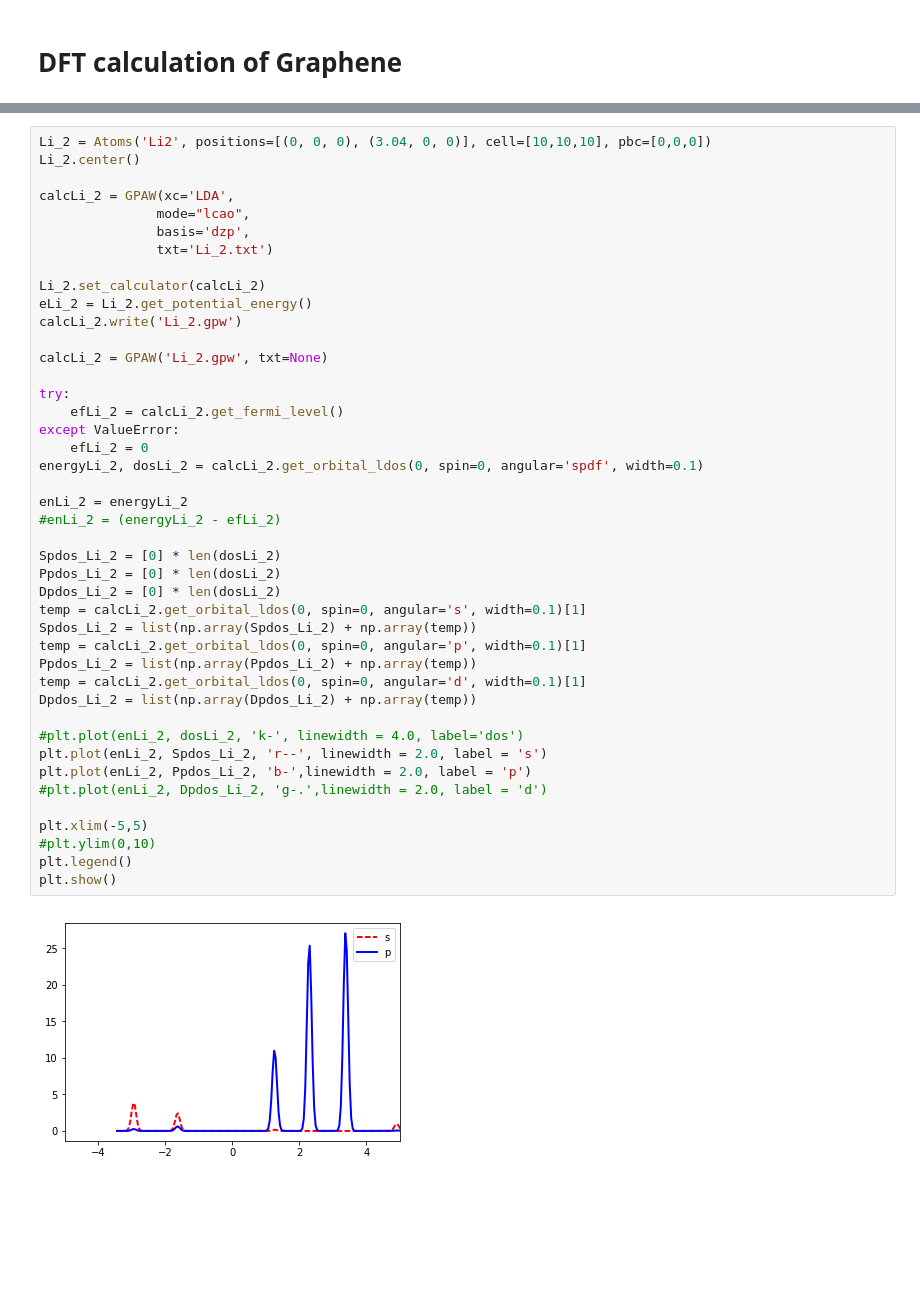
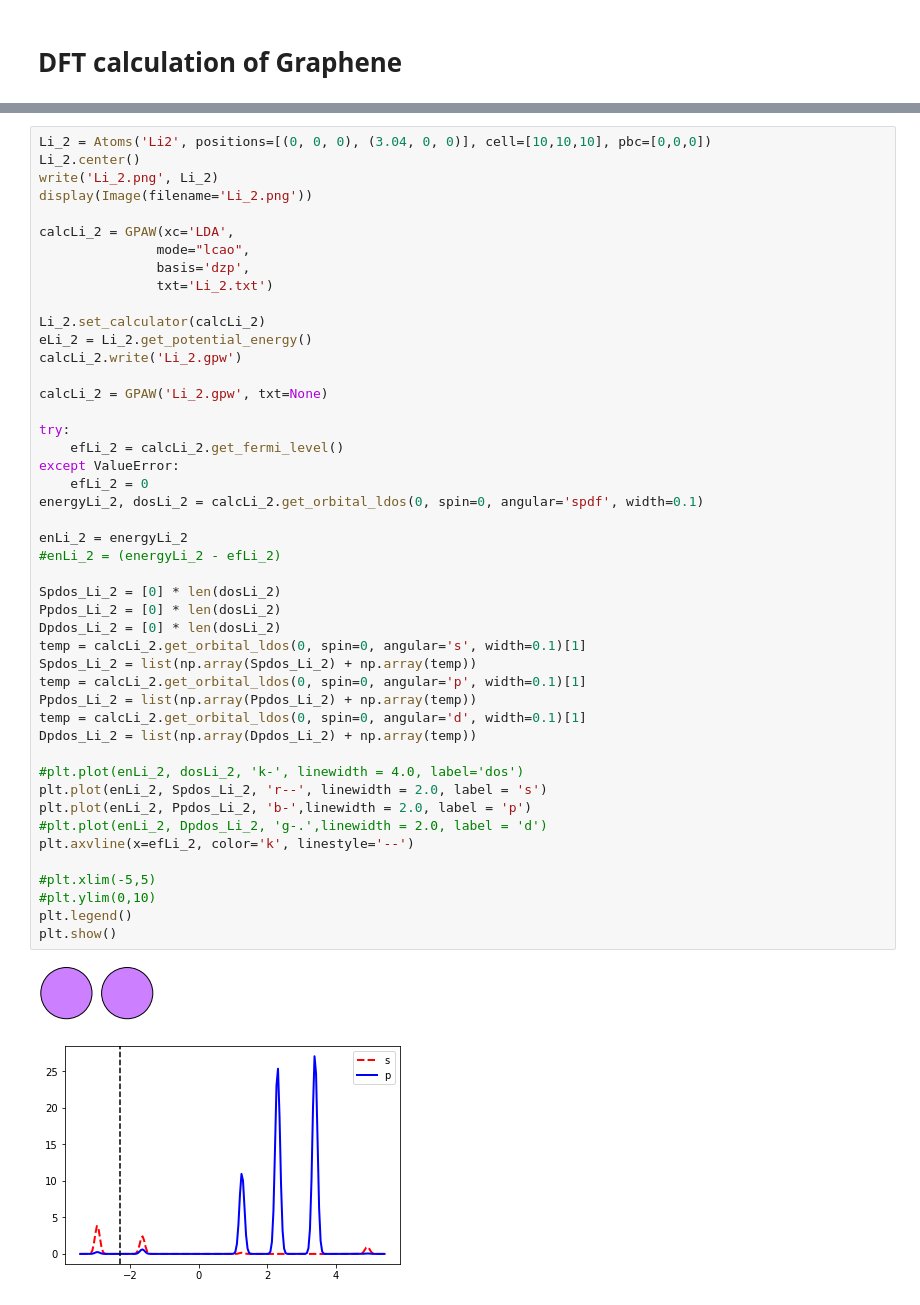
Before and after one commit to vilab-tartu/LOKT.02.048, a Jupyter notebook: DOS/Li.ipynb, the cells around one changed output, grey strips where cells are left out. Cells and saved outputs as stored; diff of their text form; blank space fills up the shorter version.

```diff
--- a/DOS/Li.ipynb
+++ b/DOS/Li.ipynb
@@ -61,6 +70,8 @@ plt.show()
 # %%
 Li_2 = Atoms('Li2', positions=[(0, 0, 0), (3.04, 0, 0)], cell=[10,10,10], pbc=[0,0,0])
 Li_2.center()
+write('Li_2.png', Li_2)
+display(Image(filename='Li_2.png'))
 
 calcLi_2 = GPAW(xc='LDA',
                mode="lcao",
@@ -74,32 +85,34 @@ calcLi_2.write('Li_2.gpw')
 calcLi_2 = GPAW('Li_2.gpw', txt=None)
 
 try:
     efLi_2 = calcLi_2.get_fermi_level()
 except ValueError:
     efLi_2 = 0
 energyLi_2, dosLi_2 = calcLi_2.get_orbital_ldos(0, spin=0, angular='spdf', width=0.1)
 
 enLi_2 = energyLi_2
 #enLi_2 = (energyLi_2 - efLi_2)
 
 Spdos_Li_2 = [0] * len(dosLi_2)
 Ppdos_Li_2 = [0] * len(dosLi_2)
 Dpdos_Li_2 = [0] * len(dosLi_2)
 temp = calcLi_2.get_orbital_ldos(0, spin=0, angular='s', width=0.1)[1]
 Spdos_Li_2 = list(np.array(Spdos_Li_2) + np.array(temp))
 temp = calcLi_2.get_orbital_ldos(0, spin=0, angular='p', width=0.1)[1]
 Ppdos_Li_2 = list(np.array(Ppdos_Li_2) + np.array(temp))
 temp = calcLi_2.get_orbital_ldos(0, spin=0, angular='d', width=0.1)[1]
 Dpdos_Li_2 = list(np.array(Dpdos_Li_2) + np.array(temp))
 
 #plt.plot(enLi_2, dosLi_2, 'k-', linewidth = 4.0, label='dos')
 plt.plot(enLi_2, Spdos_Li_2, 'r--', linewidth = 2.0, label = 's')
 plt.plot(enLi_2, Ppdos_Li_2, 'b-',linewidth = 2.0, label = 'p')
 #plt.plot(enLi_2, Dpdos_Li_2, 'g-.',linewidth = 2.0, label = 'd')
+plt.axvline(x=efLi_2, color='k', linestyle='--')
 
-plt.xlim(-5,5)
+#plt.xlim(-5,5)
 #plt.ylim(0,10)
 plt.legend()
 plt.show()
 # %% [output]
-[figure, old version]
+[figure, new version]
+[figure, added]
```
Also changed, not shown: parts of 10 cells of this notebook, 21 other files.
